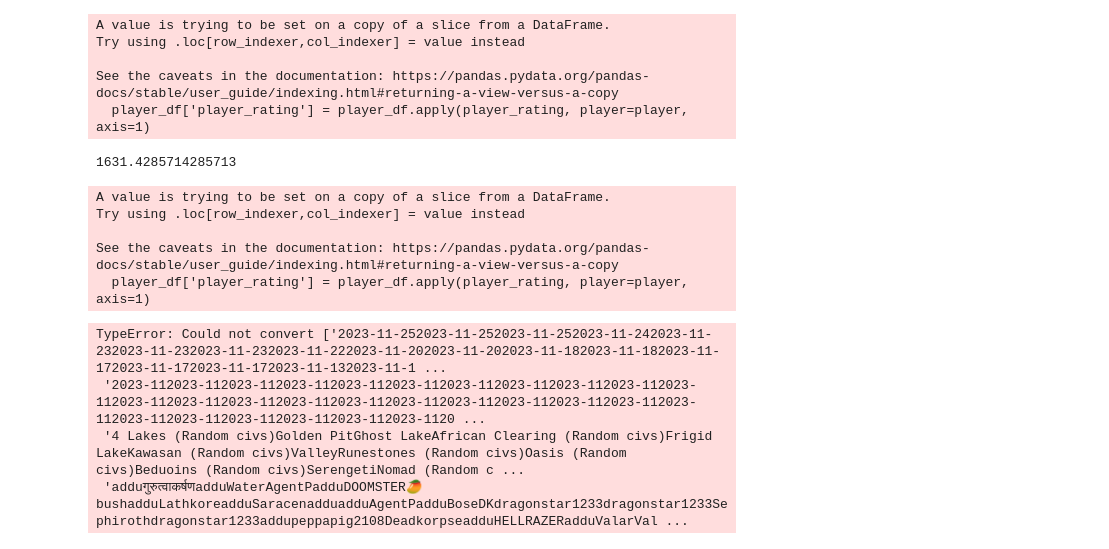
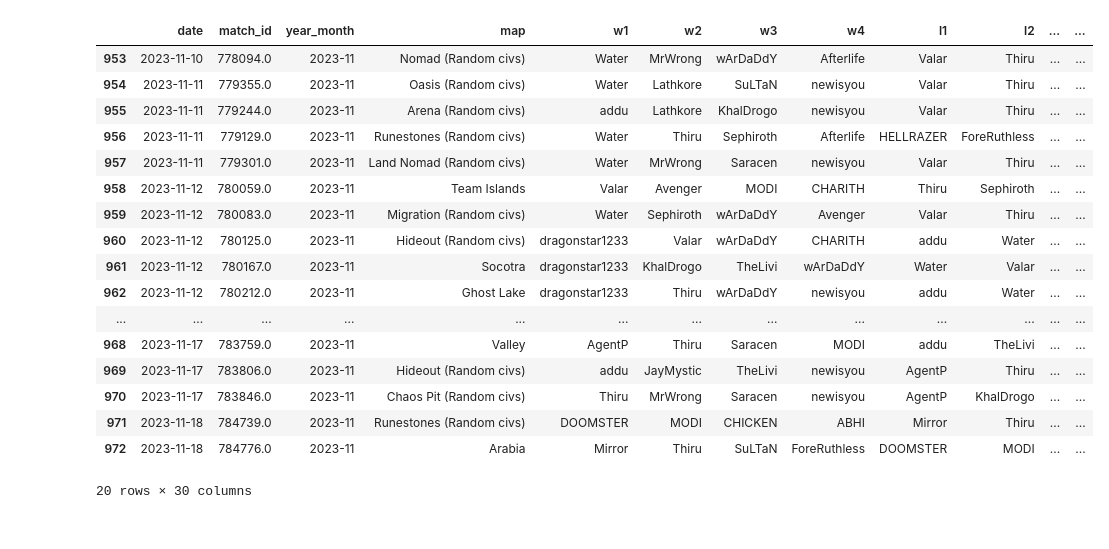
Before and after one commit to t-thirupathi/aoe2-bombay-stats, a Jupyter notebook: player rating graph.ipynb, the cells around one changed output. Saved outputs shown, nothing was run; the diff lists cells and outputs as text; code cells hidden in the pictures.

```diff
--- a/player rating graph.ipynb
+++ b/player rating graph.ipynb
@@ -7,7 +8,7 @@ df = pd.read_csv('matches.csv')
 # %%
 def player_rating(player):
     player_df = df[(df['w1'] == player) | (df['w2'] == player) | (df['w3'] == player) | (df['w4'] == player) |
-            (df['l1'] == player) | (df['l2'] == player) | (df['l3'] == player) | (df['l4'] == player)]
+            (df['l1'] == player) | (df['l2'] == player) | (df['l3'] == player) | (df['l4'] == player)].copy()
     def player_rating(row, player):
         if row['w1'] == player:
             return row['w1_nr']
@@ -53,22 +31,3 @@ def avg_rating(player):
-# %%
-avg_rating('Thiru')
-# %% [output]
-A value is trying to be set on a copy of a slice from a DataFrame.
-Try using .loc[row_indexer,col_indexer] = value instead
-
-See the caveats in the documentation: https://pandas.pydata.org/pandas-docs/stable/user_guide/indexing.html#returning-a-view-versus-a-copy
-  player_df['player_rating'] = player_df.apply(player_rating, player=player, axis=1)
-1631.4285714285713
 # %%
-player = 'addu'
+player = 'Thiru'
 player_df = player_rating(player)
-# %% [output]
-A value is trying to be set on a copy of a slice from a DataFrame.
-Try using .loc[row_indexer,col_indexer] = value instead
-
-See the caveats in the documentation: https://pandas.pydata.org/pandas-docs/stable/user_guide/indexing.html#returning-a-view-versus-a-copy
-  player_df['player_rating'] = player_df.apply(player_rating, player=player, axis=1)
-TypeError: Could not convert ['2023-11-252023-11-252023-11-252023-11-242023-11-232023-11-232023-11-232023-11-222023-11-202023-11-202023-11-182023-11-182023-11-172023-11-172023-11-172023-11-132023-11-1 ...
- '2023-112023-112023-112023-112023-112023-112023-112023-112023-112023-112023-112023-112023-112023-112023-112023-112023-112023-112023-112023-112023-112023-112023-112023-112023-112023-112023-112023-1120 ...
- '4 Lakes (Random civs)Golden PitGhost LakeAfrican Clearing (Random civs)Frigid LakeKawasan (Random civs)ValleyRunestones (Random civs)Oasis (Random civs)Beduoins (Random civs)SerengetiNomad (Random c ...
- 'adduगुरुत्वाकर्षणadduWaterAgentPadduDOOMSTER🥭bushadduLathkoreadduSaracenadduadduAgentPadduBoseDKdragonstar1233dragonstar1233Sephirothdragonstar1233addupeppapig2108DeadkorpseadduHELLRAZERadduValarVal ...
@@ -74,0 +38,21 @@ TypeError: Could not convert ['2023-11-252023-11-252023-11-252023-11-242023-11-2
+# %%
+date_skeleton.merge(player_df, on='date', how='left').tail(20)
+# %% [output]
+|  | date | match_id | year_month | map | w1 | w2 | w3 | w4 | l1 | l2 | ... | ... |
+| 953 | 2023-11-10 | 778094.0 | 2023-11 | Nomad (Random civs) | Water | MrWrong | wArDaDdY | Afterlife | Valar | Thiru | ... | ... |
+| 954 | 2023-11-11 | 779355.0 | 2023-11 | Oasis (Random civs) | Water | Lathkore | SuLTaN | newisyou | Valar | Thiru | ... | ... |
+| 955 | 2023-11-11 | 779244.0 | 2023-11 | Arena (Random civs) | addu | Lathkore | KhalDrogo | newisyou | Valar | Thiru | ... | ... |
+| 956 | 2023-11-11 | 779129.0 | 2023-11 | Runestones (Random civs) | Water | Thiru | Sephiroth | Afterlife | HELLRAZER | ForeRuthless | ... | ... |
+| 957 | 2023-11-11 | 779301.0 | 2023-11 | Land Nomad (Random civs) | Water | MrWrong | Saracen | newisyou | Valar | Thiru | ... | ... |
+| 958 | 2023-11-12 | 780059.0 | 2023-11 | Team Islands | Valar | Avenger | MODI | CHARITH | Thiru | Sephiroth | ... | ... |
+| 959 | 2023-11-12 | 780083.0 | 2023-11 | Migration (Random civs) | Water | Sephiroth | wArDaDdY | Avenger | Valar | Thiru | ... | ... |
+| 960 | 2023-11-12 | 780125.0 | 2023-11 | Hideout (Random civs) | dragonstar1233 | Valar | wArDaDdY | CHARITH | addu | Water | ... | ... |
+| 961 | 2023-11-12 | 780167.0 | 2023-11 | Socotra | dragonstar1233 | KhalDrogo | TheLivi | wArDaDdY | Water | Valar | ... | ... |
+| 962 | 2023-11-12 | 780212.0 | 2023-11 | Ghost Lake | dragonstar1233 | Thiru | wArDaDdY | newisyou | addu | Water | ... | ... |
+| ... | ... | ... | ... | ... | ... | ... | ... | ... | ... | ... | ... | ... |
+| 968 | 2023-11-17 | 783759.0 | 2023-11 | Valley | AgentP | Thiru | Saracen | MODI | addu | TheLivi | ... | ... |
+| 969 | 2023-11-17 | 783806.0 | 2023-11 | Hideout (Random civs) | addu | JayMystic | TheLivi | newisyou | AgentP | Thiru | ... | ... |
+| 970 | 2023-11-17 | 783846.0 | 2023-11 | Chaos Pit (Random civs) | Thiru | MrWrong | Saracen | newisyou | AgentP | KhalDrogo | ... | ... |
+| 971 | 2023-11-18 | 784739.0 | 2023-11 | Runestones (Random civs) | DOOMSTER | MODI | CHICKEN | ABHI | Mirror | Thiru | ... | ... |
+| 972 | 2023-11-18 | 784776.0 | 2023-11 | Arabia | Mirror | Thiru | SuLTaN | ForeRuthless | DOOMSTER | MODI | ... | ... |
+20 rows × 30 columns
```
Also changed, not shown: parts of 8 cells of this notebook, 5 other files.
